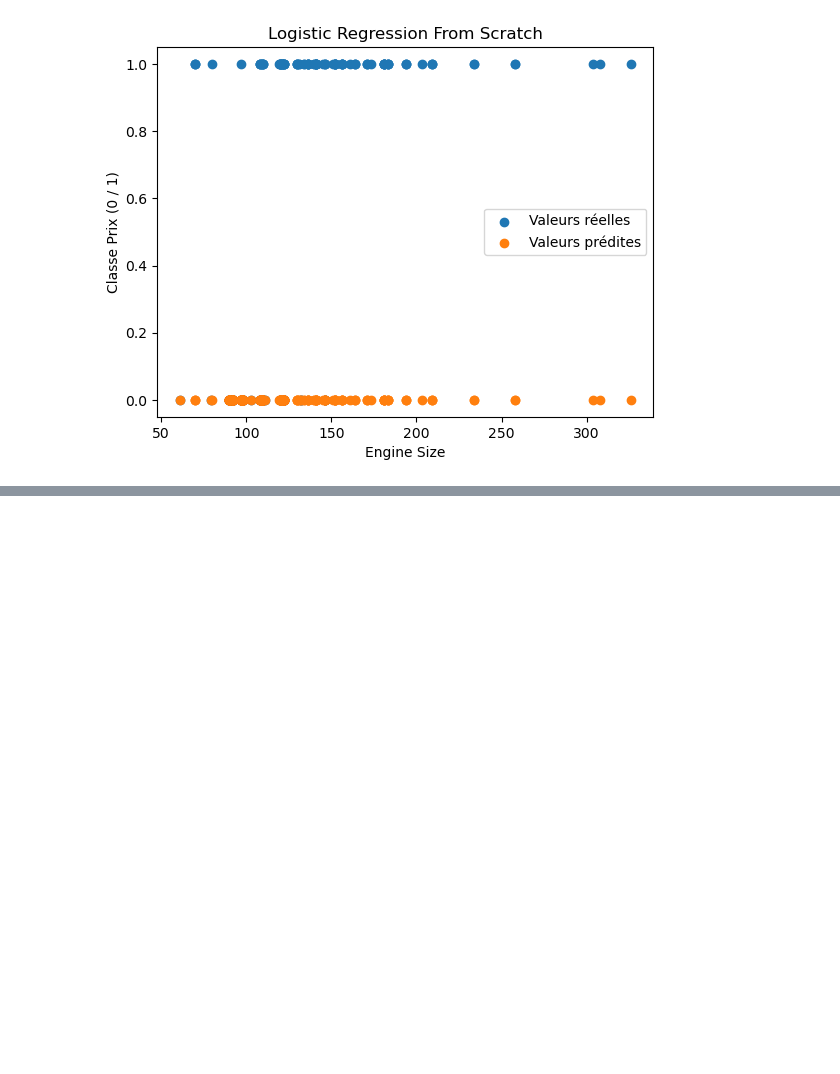
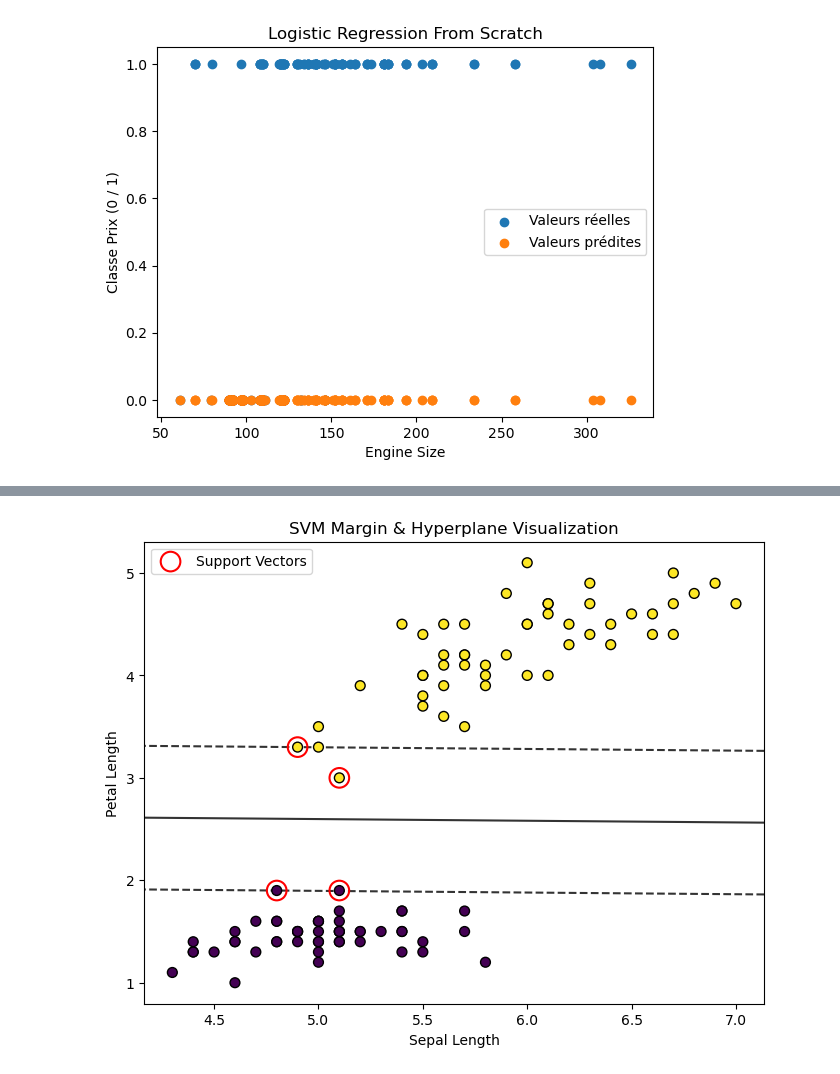
Before and after one commit to MasterGLCC/machine-learning-adam911-uff, a Jupyter notebook: used_car_regr/Untitled.ipynb, the cells around one changed output, grey strips where cells are left out. Saved outputs shown, nothing was run; the diff lists cells and outputs as text; code cells hidden in the pictures; blank space fills up the shorter version.

```diff
--- a/used_car_regr/Untitled.ipynb
+++ b/used_car_regr/Untitled.ipynb
@@ -534,0 +808,38 @@ Bias (b0): -0.4935695965672512
+# %%
+def plot_svm_visualization(X, y, model):
+    plt.figure(figsize=(8, 6))
+
+    # 1. Tracé des points
+    plt.scatter(X[:, 0], X[:, 1], c=y, cmap='viridis', edgecolors='k', s=50, zorder=3)
+
+    # 2. Préparation de la grille
+    ax = plt.gca()
+    xlim = ax.get_xlim()
+    ylim = ax.get_ylim()
+    xx = np.linspace(xlim[0], xlim[1], 100)
+    yy = np.linspace(ylim[0], ylim[1], 100)
+    YY, XX = np.meshgrid(yy, xx)
+    xy = np.vstack([XX.ravel(), YY.ravel()]).T
+
+    # 3. Calcul de la fonction de décision (distance à l'hyperplan)
+    Z = model.decision_function(xy).reshape(XX.shape)
+
+    # 4. Tracé des marges (-1, 1) et de l'hyperplan (0)
+    ax.contour(XX, YY, Z, colors='black', levels=[-1, 0, 1], alpha=0.8,
+               linestyles=['--', '-', '--'], linewidths=1.5, zorder=2)
+
+    # 5. Encercler les vecteurs de support
+    sv = model.support_vectors_
+    ax.scatter(sv[:, 0], sv[:, 1], s=200, linewidth=1.5,
+               facecolors='none', edgecolors='red', label='Support Vectors', zorder=4)
+
+    plt.title("SVM Margin & Hyperplane Visualization")
+    plt.xlabel("Sepal Length")
+    plt.ylabel("Petal Length")
+    plt.legend(loc='upper left')
+    plt.show()
+
+# ------------------------
+plot_svm_visualization(X, y, svm)
+# %% [output]
+[figure, added]
```
Also changed, not shown: parts of 6 cells of this notebook, 1 other file.
